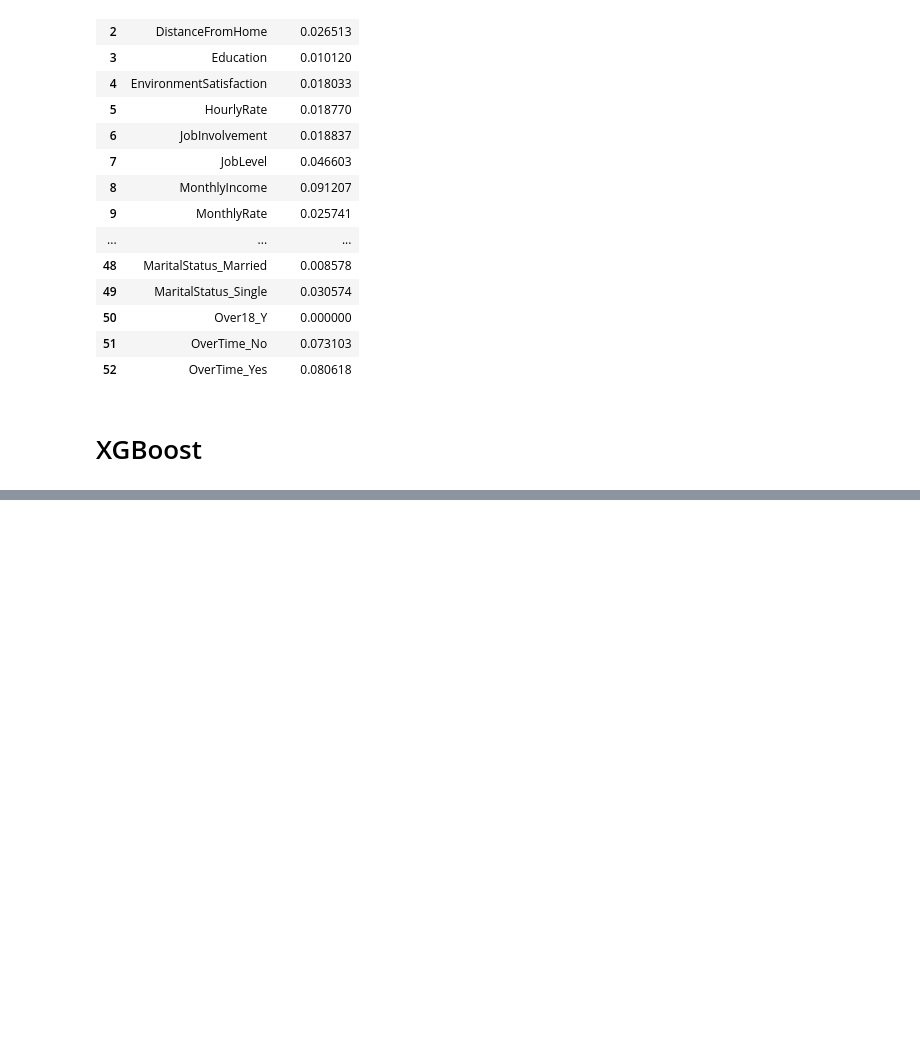
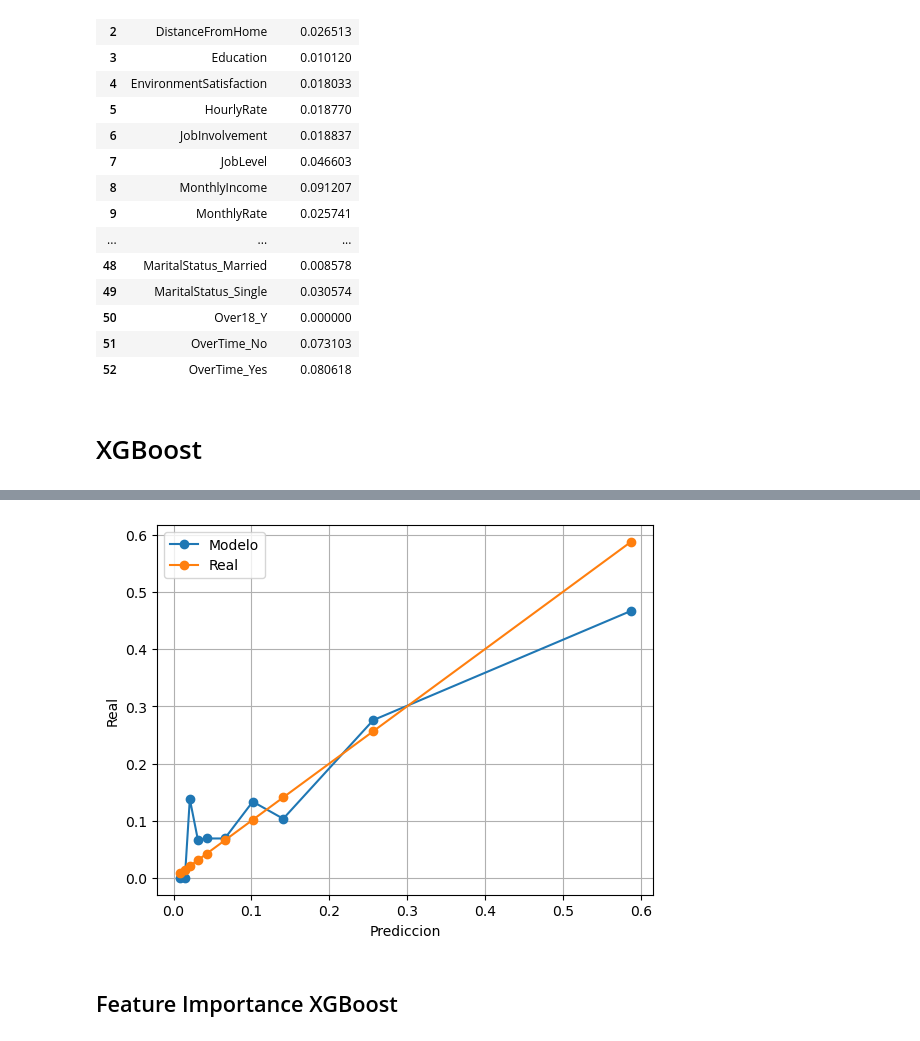
Before and after one commit to Rolando1708/Analisis_de_Aprendizaje_Estadistico, a Jupyter notebook: Parcial 3/Exame_practico3.ipynb, the cells around one changed output, grey strips where cells are left out. Drawn from its saved outputs; the diff is of its cells as text; code cells hidden in the pictures; blank space fills up the shorter version.

```diff
--- a/Parcial 3/Exame_practico3.ipynb
+++ b/Parcial 3/Exame_practico3.ipynb
@@ -232,0 +278,6 @@ TypeError: XGBClassifier.fit() got an unexpected keyword argument 'early_stoppin
+# %%
+calibracion(probabilidades, y_test, 10)
+# %% [output]
+[figure, added]
+# %% [markdown]
+## Feature Importance XGBoost
```
Also changed, not shown: parts of 29 cells of this notebook, 6 other files.
